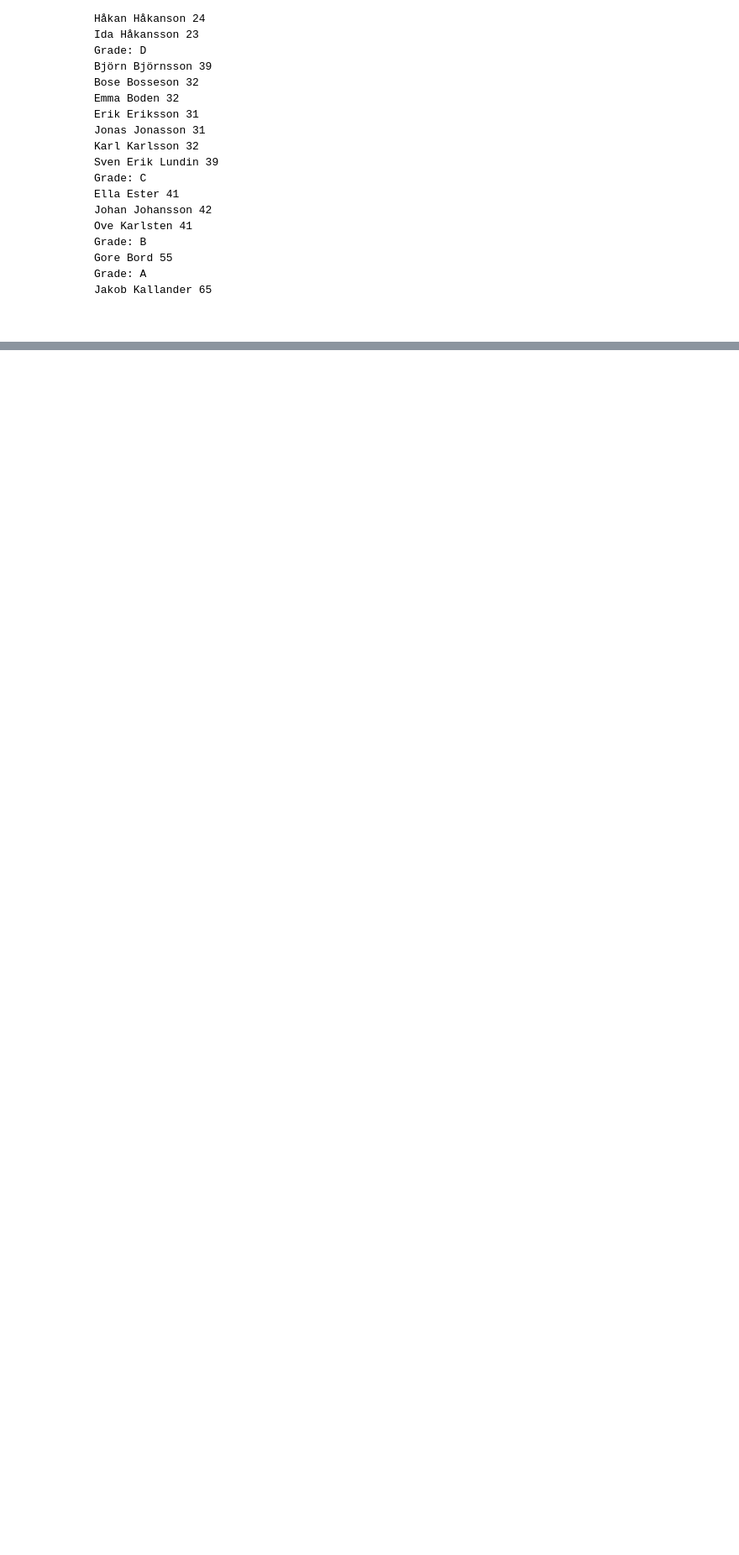
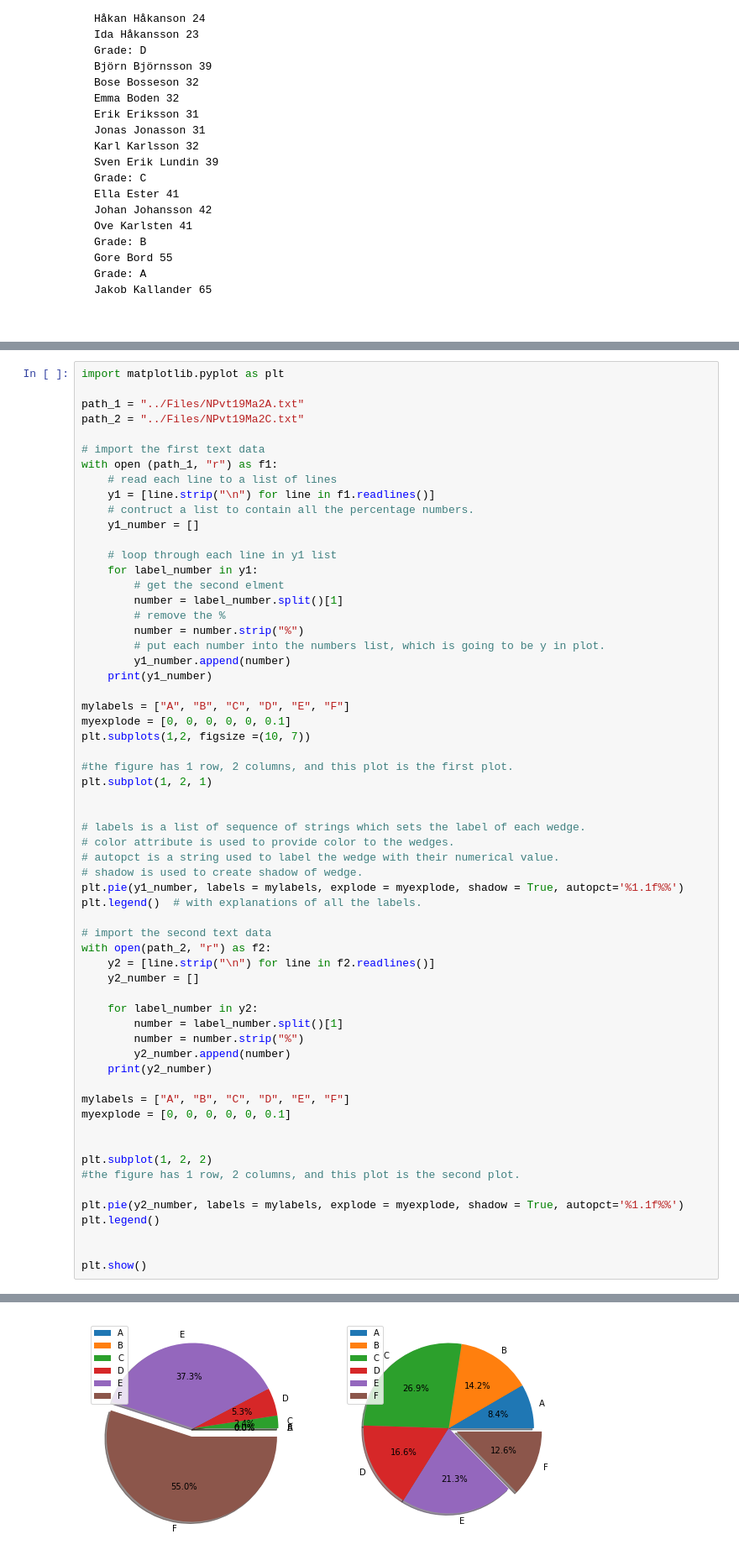
Before and after one commit to yuna-liu/python-programming-Yuna-Liu, a Jupyter notebook: Exercises/08-file-handling.ipynb, the cells around one changed output, grey strips where cells are left out. Shown at 84% size. Saved outputs shown, nothing was run; the diff lists cells and outputs as text; folded sections open; blank space fills up the shorter version.

```diff
--- a/Exercises/08-file-handling.ipynb
+++ b/Exercises/08-file-handling.ipynb
@@ -364,0 +290,62 @@ path_1 = "../"
+# %%
+import matplotlib.pyplot as plt
+
+path_1 = "../Files/NPvt19Ma2A.txt"
+path_2 = "../Files/NPvt19Ma2C.txt"
+
+# import the first text data
+with open (path_1, "r") as f1:
+    # read each line to a list of lines
+    y1 = [line.strip("\n") for line in f1.readlines()]
+    # contruct a list to contain all the percentage numbers.
+    y1_number = []
+
+    # loop through each line in y1 list
+    for label_number in y1:
+        # get the second elment
+        number = label_number.split()[1]
+        # remove the %
+        number = number.strip("%")
+        # put each number into the numbers list, which is going to be y in plot.
+        y1_number.append(number)
+    print(y1_number)
+
+mylabels = ["A", "B", "C", "D", "E", "F"]
+myexplode = [0, 0, 0, 0, 0, 0.1]
+plt.subplots(1,2, figsize =(10, 7))
+
+#the figure has 1 row, 2 columns, and this plot is the first plot.
+plt.subplot(1, 2, 1)
+
+
+# labels is a list of sequence of strings which sets the label of each wedge.
+# color attribute is used to provide color to the wedges.
+# autopct is a string used to label the wedge with their numerical value.
+# shadow is used to create shadow of wedge.
+plt.pie(y1_number, labels = mylabels, explode = myexplode, shadow = True, autopct='%1.1f%%')
+plt.legend()  # with explanations of all the labels.
+
+# import the second text data
+with open(path_2, "r") as f2:
+    y2 = [line.strip("\n") for line in f2.readlines()]
+    y2_number = []
+
+    for label_number in y2:
+        number = label_number.split()[1]
+        number = number.strip("%")
+        y2_number.append(number)
+    print(y2_number)
+
+mylabels = ["A", "B", "C", "D", "E", "F"]
+myexplode = [0, 0, 0, 0, 0, 0.1]
+
+
+plt.subplot(1, 2, 2)
+#the figure has 1 row, 2 columns, and this plot is the second plot.
+
+plt.pie(y2_number, labels = mylabels, explode = myexplode, shadow = True, autopct='%1.1f%%')
+plt.legend()
+
+
+plt.show()
+# %% [output]
@@ -365,3 +354,4 @@ path_1 = "../"
+[figure, added]
 # %% [markdown]
 ---
 ## 4. Dice roll experiment (**)
```
Also changed, not shown: parts of 7 cells of this notebook, 2 other files.
